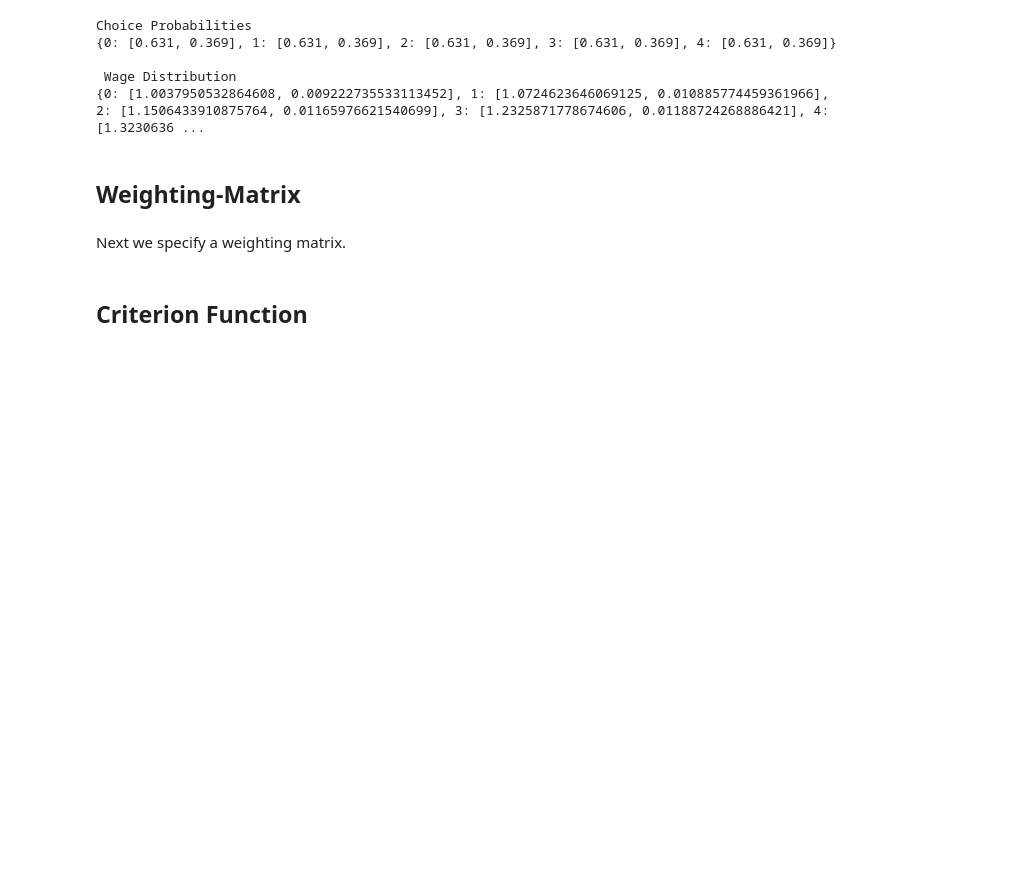
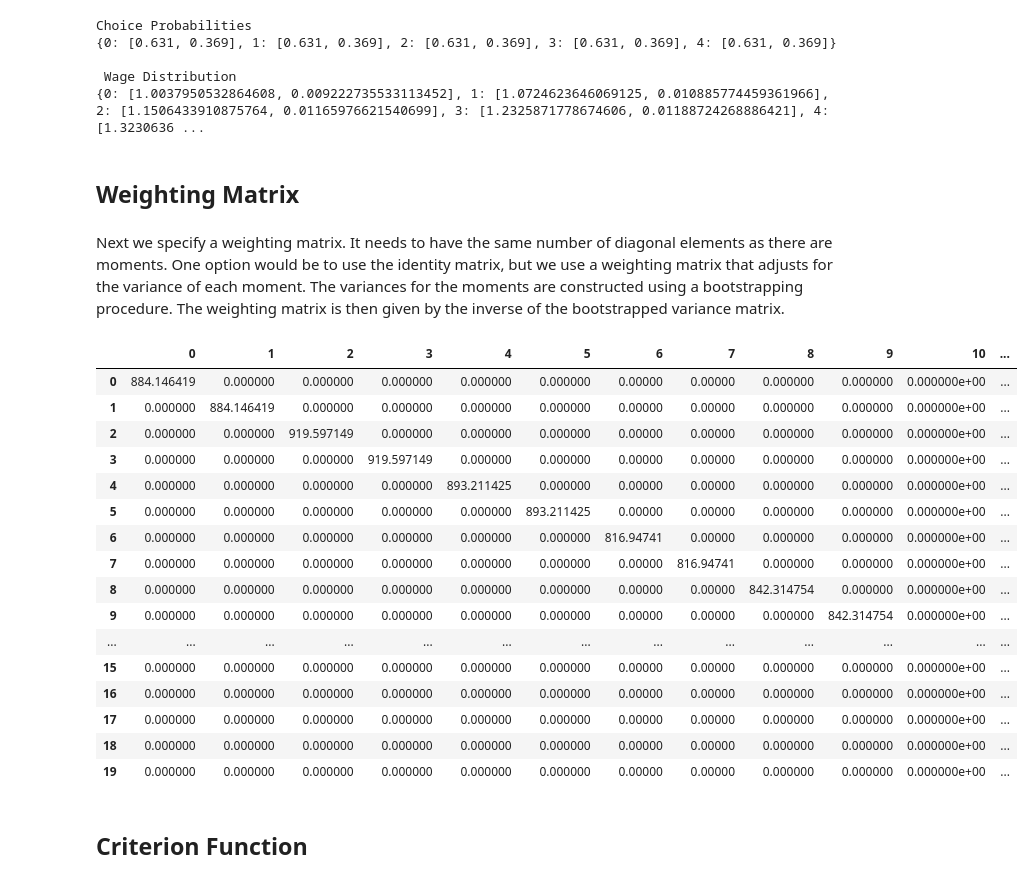
Before and after one commit to OpenSourceEconomics/ekw-lectures, a Jupyter notebook: lectures/99_simulated_method_of_moments/notebook.ipynb, the cells around one changed output. Cells and saved outputs as stored; diff of their text form; code cells hidden in the pictures; blank space fills up the shorter version.

```diff
--- a/lectures/99_simulated_method_of_moments/notebook.ipynb
+++ b/lectures/99_simulated_method_of_moments/notebook.ipynb
@@ -120,7 +120,7 @@ Choice Probabilities
  Wage Distribution
 {0: [1.0037950532864608, 0.009222735533113452], 1: [1.0724623646069125, 0.010885774459361966], 2: [1.1506433910875764, 0.01165976621540699], 3: [1.2325871778674606, 0.01188724268886421], 4: [1.3230636 ...
 # %% [markdown]
-## Weighting-Matrix
+## Weighting Matrix
-# %% [markdown]
-Next we specify a weighting matrix.
+# %% [markdown]
+Next we specify a weighting matrix. It needs to have the same number of diagonal elements as there are moments. One option would be to use the identity matrix, but we use a weighting matrix that adjusts for the variance of each moment. The variances for the moments are constructed using a bootstrapping procedure. The weighting matrix is then given by the inverse of the bootstrapped variance matrix.
 # %%
@@ -133,3 +128,23 @@ identity_matrix = np.eye(num_moments)
+# %%
+pd.DataFrame(W)
+# %% [output]
+|  | 0 | 1 | 2 | 3 | 4 | 5 | 6 | 7 | 8 | 9 | 10 | ... |
+| 0 | 884.146419 | 0.000000 | 0.000000 | 0.000000 | 0.000000 | 0.000000 | 0.00000 | 0.00000 | 0.000000 | 0.000000 | 0.000000e+00 | ... |
+| 1 | 0.000000 | 884.146419 | 0.000000 | 0.000000 | 0.000000 | 0.000000 | 0.00000 | 0.00000 | 0.000000 | 0.000000 | 0.000000e+00 | ... |
+| 2 | 0.000000 | 0.000000 | 919.597149 | 0.000000 | 0.000000 | 0.000000 | 0.00000 | 0.00000 | 0.000000 | 0.000000 | 0.000000e+00 | ... |
+| 3 | 0.000000 | 0.000000 | 0.000000 | 919.597149 | 0.000000 | 0.000000 | 0.00000 | 0.00000 | 0.000000 | 0.000000 | 0.000000e+00 | ... |
+| 4 | 0.000000 | 0.000000 | 0.000000 | 0.000000 | 893.211425 | 0.000000 | 0.00000 | 0.00000 | 0.000000 | 0.000000 | 0.000000e+00 | ... |
+| 5 | 0.000000 | 0.000000 | 0.000000 | 0.000000 | 0.000000 | 893.211425 | 0.00000 | 0.00000 | 0.000000 | 0.000000 | 0.000000e+00 | ... |
+| 6 | 0.000000 | 0.000000 | 0.000000 | 0.000000 | 0.000000 | 0.000000 | 816.94741 | 0.00000 | 0.000000 | 0.000000 | 0.000000e+00 | ... |
+| 7 | 0.000000 | 0.000000 | 0.000000 | 0.000000 | 0.000000 | 0.000000 | 0.00000 | 816.94741 | 0.000000 | 0.000000 | 0.000000e+00 | ... |
+| 8 | 0.000000 | 0.000000 | 0.000000 | 0.000000 | 0.000000 | 0.000000 | 0.00000 | 0.00000 | 842.314754 | 0.000000 | 0.000000e+00 | ... |
+| 9 | 0.000000 | 0.000000 | 0.000000 | 0.000000 | 0.000000 | 0.000000 | 0.00000 | 0.00000 | 0.000000 | 842.314754 | 0.000000e+00 | ... |
+| ... | ... | ... | ... | ... | ... | ... | ... | ... | ... | ... | ... | ... |
+| 15 | 0.000000 | 0.000000 | 0.000000 | 0.000000 | 0.000000 | 0.000000 | 0.00000 | 0.00000 | 0.000000 | 0.000000 | 0.000000e+00 | ... |
+| 16 | 0.000000 | 0.000000 | 0.000000 | 0.000000 | 0.000000 | 0.000000 | 0.00000 | 0.00000 | 0.000000 | 0.000000 | 0.000000e+00 | ... |
+| 17 | 0.000000 | 0.000000 | 0.000000 | 0.000000 | 0.000000 | 0.000000 | 0.00000 | 0.00000 | 0.000000 | 0.000000 | 0.000000e+00 | ... |
+| 18 | 0.000000 | 0.000000 | 0.000000 | 0.000000 | 0.000000 | 0.000000 | 0.00000 | 0.00000 | 0.000000 | 0.000000 | 0.000000e+00 | ... |
+| 19 | 0.000000 | 0.000000 | 0.000000 | 0.000000 | 0.000000 | 0.000000 | 0.00000 | 0.00000 | 0.000000 | 0.000000 | 0.000000e+00 | ... |
 # %% [markdown]
 ## Criterion Function
 # %% [markdown]
```
Also changed, not shown: parts of 28 cells of this notebook, 3 other files.
